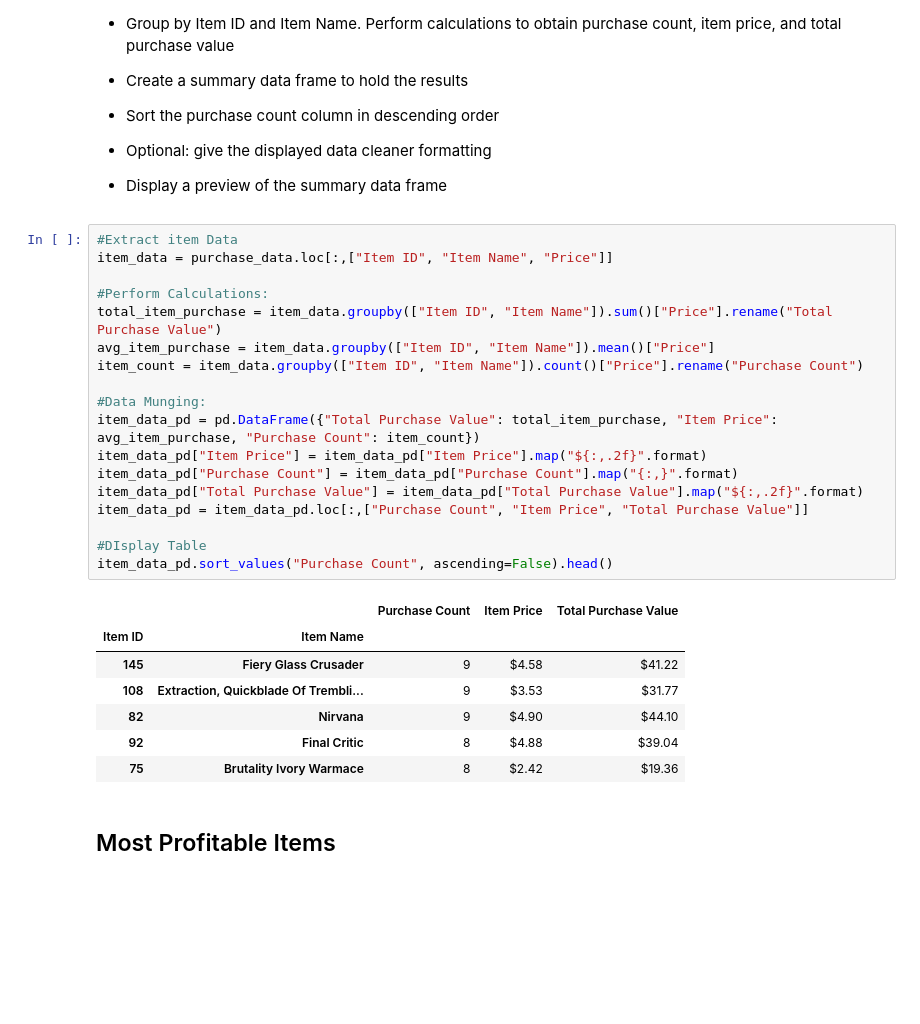
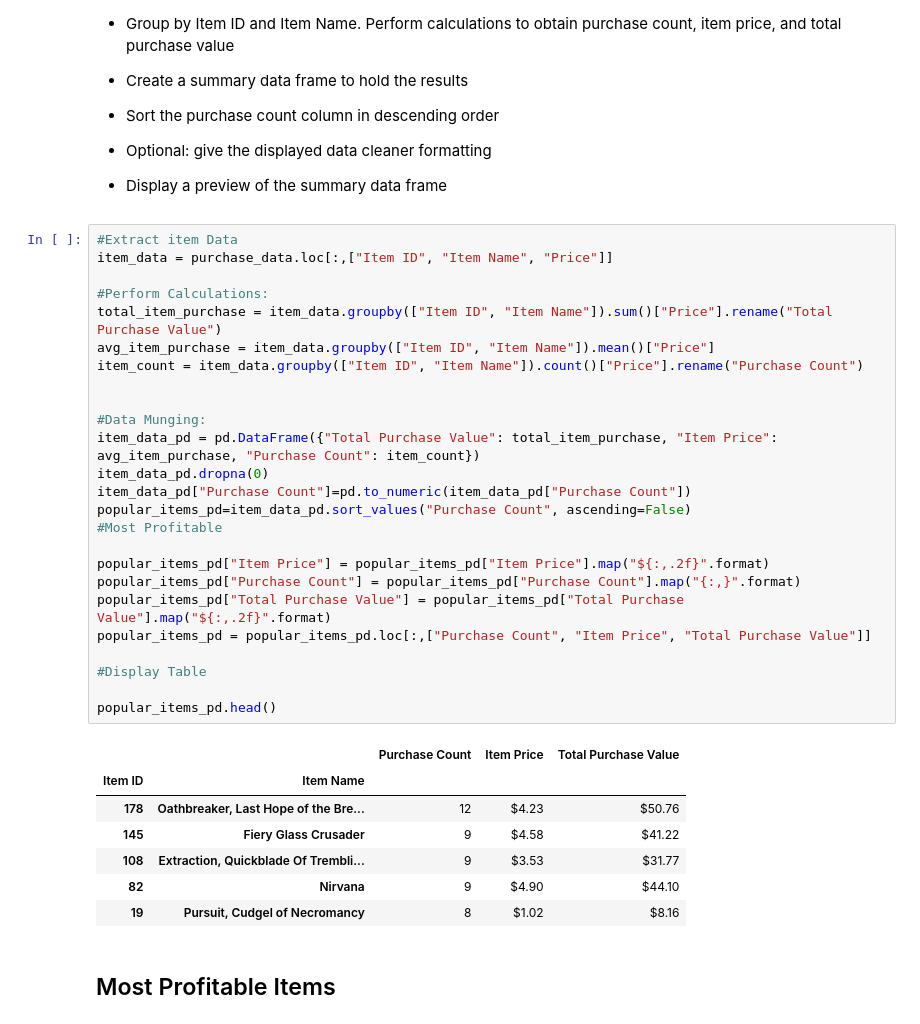
Before and after one commit to jmcohen77/pandas-challenge, a Jupyter notebook: HeroesOfPymoli_starter.ipynb, the cells around one changed output. Drawn from its saved outputs; the diff is of its cells as text; blank space fills up the shorter version.

```diff
--- a/HeroesOfPymoli_starter.ipynb
+++ b/HeroesOfPymoli_starter.ipynb
@@ -289,29 +292,36 @@ user_data.sort_values("Total Purchase Value", ascending=False).head(5)
 # %%
 #Extract item Data
 item_data = purchase_data.loc[:,["Item ID", "Item Name", "Price"]]
 
 #Perform Calculations:
 total_item_purchase = item_data.groupby(["Item ID", "Item Name"]).sum()["Price"].rename("Total Purchase Value")
 avg_item_purchase = item_data.groupby(["Item ID", "Item Name"]).mean()["Price"]
 item_count = item_data.groupby(["Item ID", "Item Name"]).count()["Price"].rename("Purchase Count")
 
+
 #Data Munging:
 item_data_pd = pd.DataFrame({"Total Purchase Value": total_item_purchase, "Item Price": avg_item_purchase, "Purchase Count": item_count})
-item_data_pd["Item Price"] = item_data_pd["Item Price"].map("${:,.2f}".format)
-item_data_pd["Purchase Count"] = item_data_pd["Purchase Count"].map("{:,}".format)
-item_data_pd["Total Purchase Value"] = item_data_pd["Total Purchase Value"].map("${:,.2f}".format)
-item_data_pd = item_data_pd.loc[:,["Purchase Count", "Item Price", "Total Purchase Value"]]
+item_data_pd.dropna(0)
+item_data_pd["Purchase Count"]=pd.to_numeric(item_data_pd["Purchase Count"])
+popular_items_pd=item_data_pd.sort_values("Purchase Count", ascending=False)
+#Most Profitable
 
-#DIsplay Table
-item_data_pd.sort_values("Purchase Count", ascending=False).head()
+popular_items_pd["Item Price"] = popular_items_pd["Item Price"].map("${:,.2f}".format)
+popular_items_pd["Purchase Count"] = popular_items_pd["Purchase Count"].map("{:,}".format)
+popular_items_pd["Total Purchase Value"] = popular_items_pd["Total Purchase Value"].map("${:,.2f}".format)
+popular_items_pd = popular_items_pd.loc[:,["Purchase Count", "Item Price", "Total Purchase Value"]]
+
+#Display Table
+
+popular_items_pd.head()
 # %% [output]
 |  |  | Purchase Count | Item Price | Total Purchase Value |
 | Item ID | Item Name |  |  |  |
+| 178 | Oathbreaker, Last Hope of the Bre... | 12 | $4.23 | $50.76 |
 | 145 | Fiery Glass Crusader | 9 | $4.58 | $41.22 |
 | 108 | Extraction, Quickblade Of Trembli... | 9 | $3.53 | $31.77 |
 | 82 | Nirvana | 9 | $4.90 | $44.10 |
-| 92 | Final Critic | 8 | $4.88 | $39.04 |
-| 75 | Brutality Ivory Warmace | 8 | $2.42 | $19.36 |
+| 19 | Pursuit, Cudgel of Necromancy | 8 | $1.02 | $8.16 |
 # %% [markdown]
 ## Most Profitable Items
 # %% [markdown]
```
Also changed, not shown: parts of 2 cells of this notebook.
